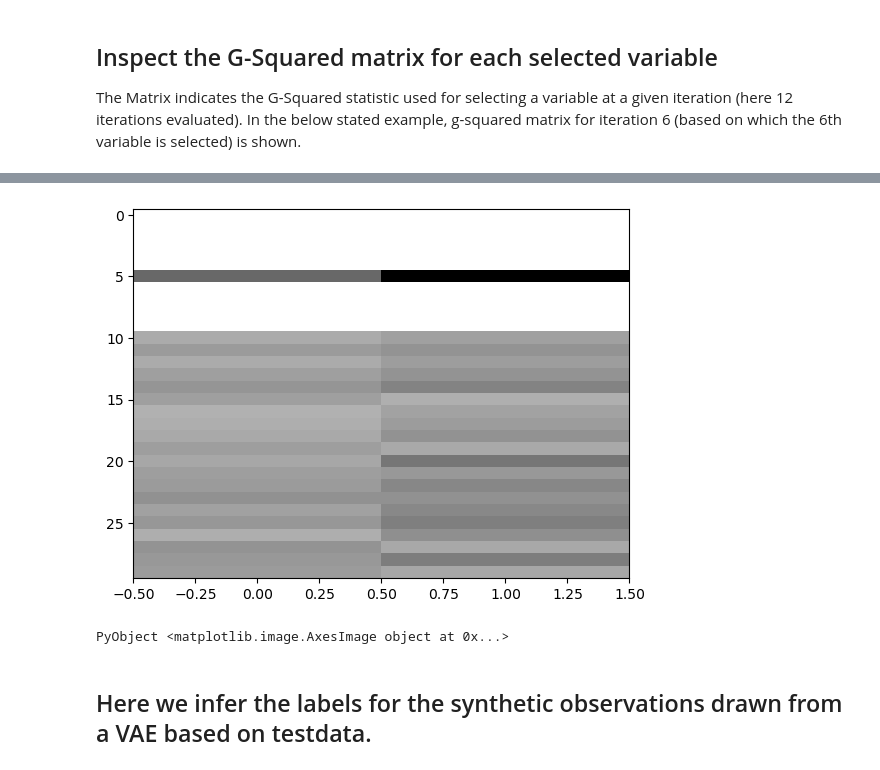
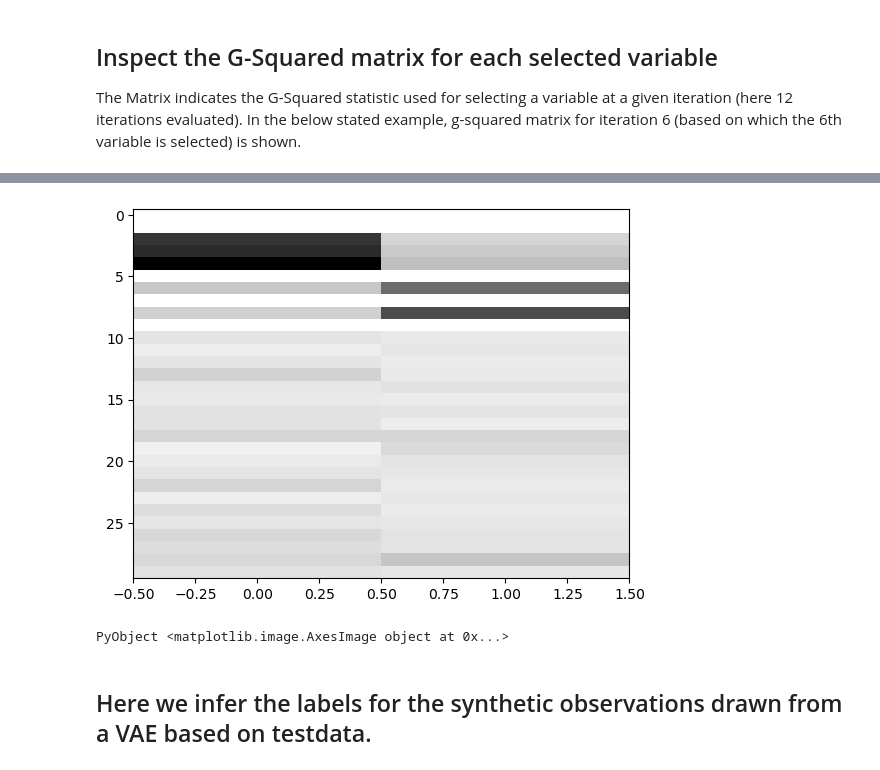
Before and after one commit to ssehztirom/patternextractor.jl, a Jupyter notebook: LogLinearModelingEvaluation.ipynb, the cells around one changed output, grey strips where cells are left out. Saved outputs shown, nothing was run; the diff lists cells and outputs as text; code cells hidden in the pictures.

```diff
--- a/LogLinearModelingEvaluation.ipynb
+++ b/LogLinearModelingEvaluation.ipynb
@@ -690,7 +676,7 @@ res[1]
 # %%
-ax = PyPlot.imshow(res[3][10],aspect="auto",cmap="binary")
+ax = PyPlot.imshow(res[3][6],aspect="auto",cmap="binary")
 # %% [output]
-[figure, old version]
+[figure, new version]
 PyObject <matplotlib.image.AxesImage object at 0x...>
 # %% [markdown]
 ## Here we infer the labels for the synthetic observations drawn from a VAE based on testdata.
```
Also changed, not shown: parts of 29 cells of this notebook.
